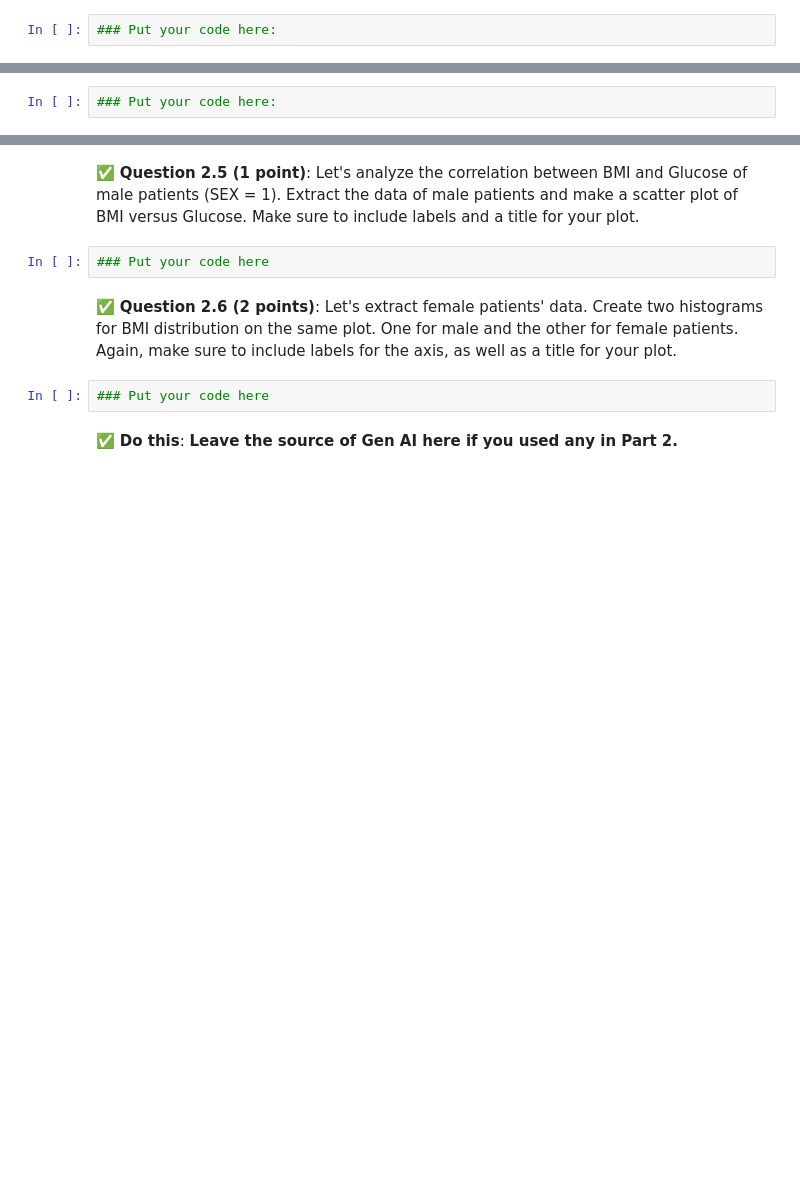
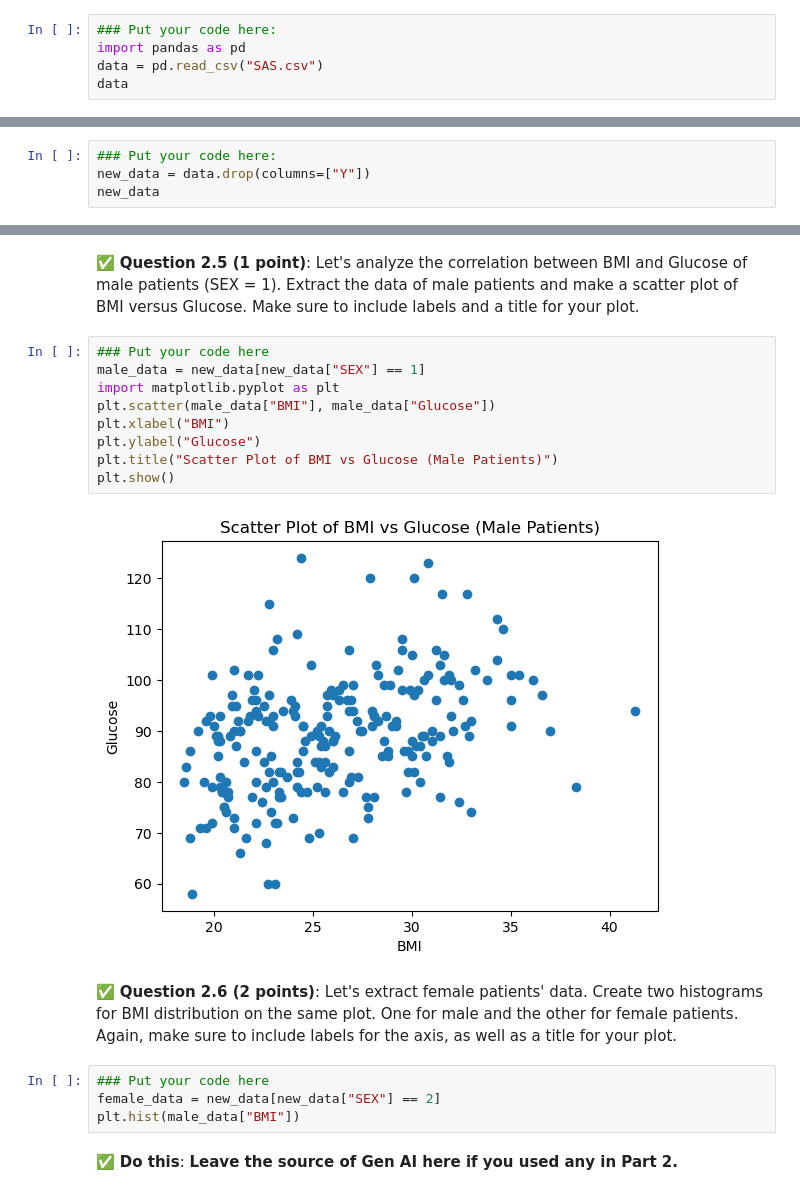
Before and after one commit to mcleesja/CMSE202-f25-turnin1, a Jupyter notebook: midterm/CMSE202-Midterm-Section003-McLees.ipynb, the cells around one changed output, grey strips where cells are left out. Cells and saved outputs as stored; diff of their text form; blank space fills up the shorter version.

```diff
--- a/midterm/CMSE202-Midterm-Section003-McLees.ipynb
+++ b/midterm/CMSE202-Midterm-Section003-McLees.ipynb
@@ -70,3 +75,6 @@ Download the files using `curl` and the links (`https://raw.githubusercontent.co
 &#9989; **Question 2.2 (1 point)**: This file is a dataset of diabetic patients. Use pandas to import and display the data.
 # %%
 ### Put your code here:
+import pandas as pd
+data = pd.read_csv("SAS.csv")
+data
@@ -74,3 +96,5 @@ Download the files using `curl` and the links (`https://raw.githubusercontent.co
 &#9989; **Question 2.3 (1 point)**: This dataset contains several columns. The last column seems irrelevant to what we care. Drop the last column from the dataframe.
 # %%
 ### Put your code here:
+new_data = data.drop(columns=["Y"])
+new_data
@@ -82,11 +130,22 @@ Download the files using `curl` and the links (`https://raw.githubusercontent.co
 &#9989; **Question 2.5 (1 point)**: Let's analyze the correlation between BMI and Glucose of male patients (SEX = 1). Extract the data of male patients and make a scatter plot of BMI versus Glucose. Make sure to include labels and a title for your plot.
 # %%
 ### Put your code here
+male_data = new_data[new_data["SEX"] == 1]
+import matplotlib.pyplot as plt
+plt.scatter(male_data["BMI"], male_data["Glucose"])
+plt.xlabel("BMI")
+plt.ylabel("Glucose")
+plt.title("Scatter Plot of BMI vs Glucose (Male Patients)")
+plt.show()
+# %% [output]
+[figure, added]
 # %% [markdown]
 &#9989; **Question 2.6 (2 points)**: Let's extract female patients' data.
 Create two histograms for BMI distribution on the same plot. One for male and the other for female patients. Again, make sure to include labels for the axis, as well as a title for your plot.
 # %%
 ### Put your code here
+female_data = new_data[new_data["SEX"] == 2]
+plt.hist(male_data["BMI"])
 # %% [markdown]
 &#9989; **Do this**: **Leave the source of Gen AI here if you used any in Part 2.**
 # %% [markdown]
```
Also changed, not shown: parts of 6 cells of this notebook.
